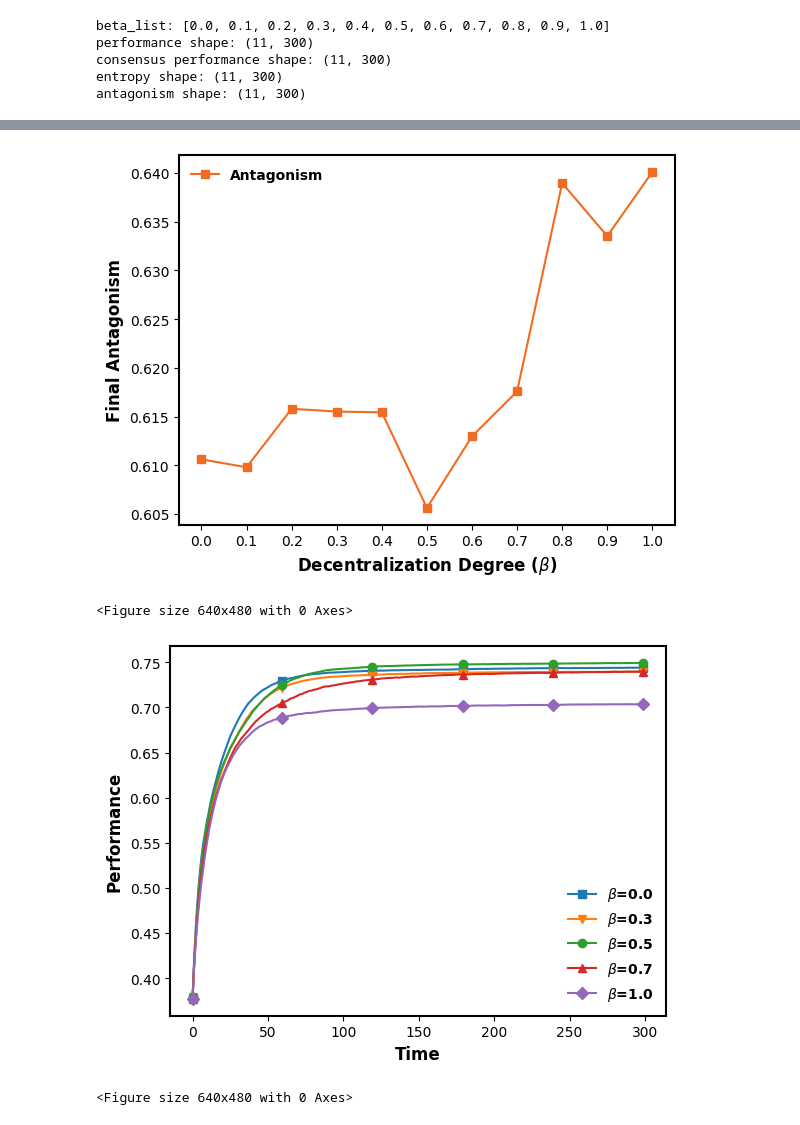
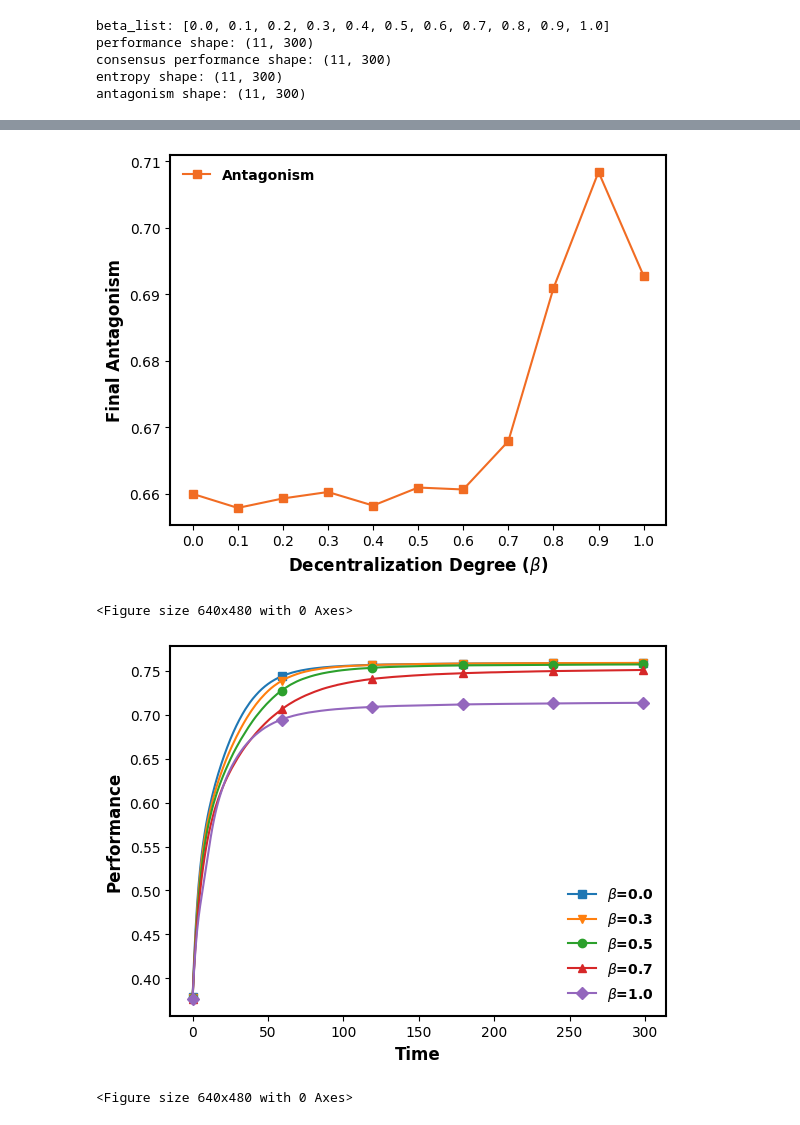
Before and after one commit to GrandJune/DAOs, a Jupyter notebook: V4/Hybrid/hybrid_evaluator.ipynb, the cells around one changed output, grey strips where cells are left out. Cells and saved outputs as stored; diff of their text form; code cells hidden in the pictures.

```diff
--- a/V4/Hybrid/hybrid_evaluator.ipynb
+++ b/V4/Hybrid/hybrid_evaluator.ipynb
@@ -8,7 +8,7 @@ legend_properties = {'weight': 'bold'}
 # %%
 # Data folder
 # Mac path for the Hybrid experiment on decentralization degree.
-data_folder = Path(r"/Volumes/T7/data/dao-0310-23/V4_4/Hybrid_mini")
+data_folder = Path(r"/Volumes/T7/data/dao-0310-23/V4_4/Hybrid_2")
 
 beta_list_file = data_folder / "hybrid_beta_list"
 performance_file = data_folder / "hybrid_performance"
@@ -245,32 +263,32 @@ savefig("hybrid_beta_final_antagonism.png")
 plt.show()
 plt.clf()
 # %% [output]
-[figure, old version]
+[figure, new version]
 <Figure size 640x480 with 0 Axes>
 # %%
 # Time trajectories by selected beta values
 selected_beta_values = [0.0, 0.3, 0.5, 0.7, 1.0]
 selected_indices = [int(np.argmin(np.abs(beta_array - beta))) for beta in selected_beta_values]
 x = range(hybrid_performance.shape[1])
 marker_positions = np.linspace(0, len(x) - 1, num=6, dtype=int)
 
 fig, ax = plt.subplots()
 set_axis_style(ax)
 
 markers = ["s", "v", "o", "^", "D"]
 for idx, marker in zip(selected_indices, markers):
     ax.plot(x, hybrid_performance[idx], "-" + marker,
             label=rf"$\beta$={beta_array[idx]:.1f}",
             markevery=marker_positions)
 
 plt.xlabel('Time', fontweight='bold', fontsize=12)
 plt.ylabel('Performance', fontweight='bold', fontsize=12)
 ax.legend(frameon=False, ncol=1, fontsize=12, prop=legend_properties)
-savefig("hybrid_beta_performance_trajectories.png")
+# savefig("hybrid_beta_performance_trajectories.png")
 plt.show()
 plt.clf()
 # %% [output]
-[figure, old version]
+[figure, new version]
 <Figure size 640x480 with 0 Axes>
 # %%
 # Twin plot: final performance and diversity across beta
```
Also changed, not shown: parts of 9 cells of this notebook, 3 other files.
